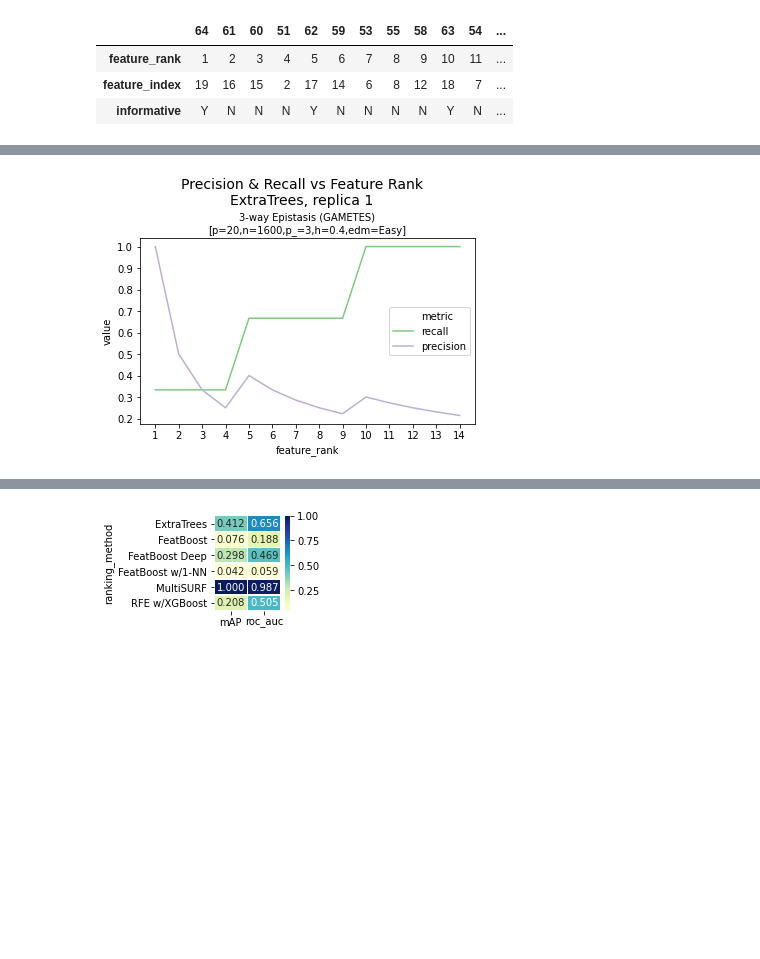
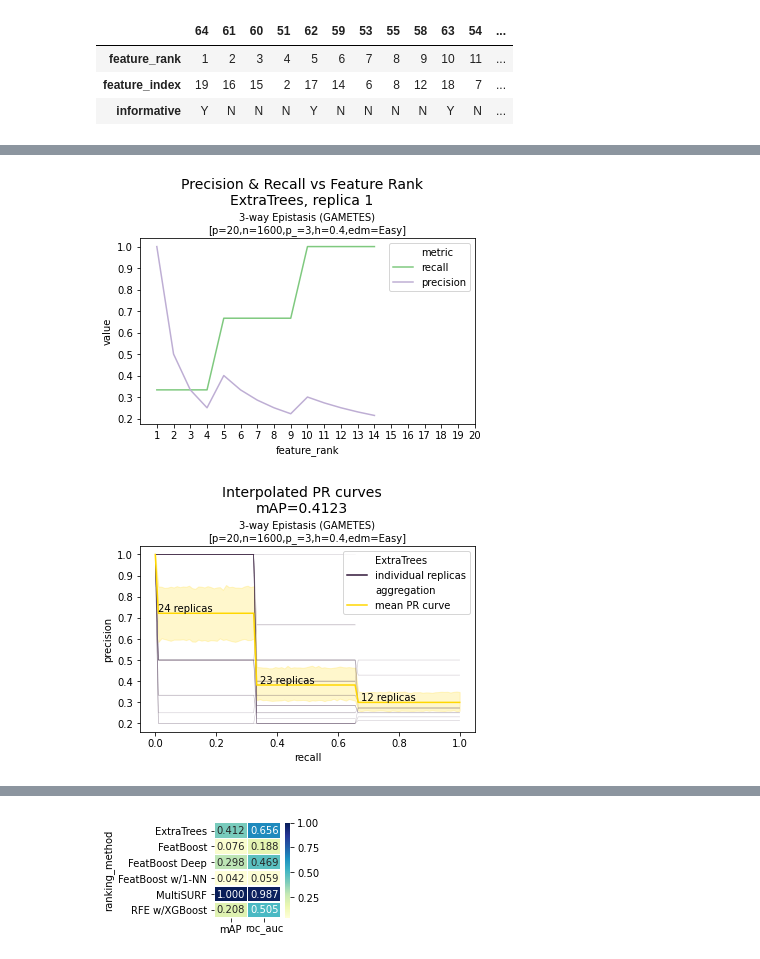
Before and after one commit to dunnkers/feature-selection, a Jupyter notebook: analysis/benchmark-20200524/stat-analysis.ipynb, the cells around one changed output, grey strips where cells are left out. Saved outputs shown, nothing was run; the diff lists cells and outputs as text; code cells hidden in the pictures; blank space fills up the shorter version.

```diff
--- a/analysis/benchmark-20200524/stat-analysis.ipynb
+++ b/analysis/benchmark-20200524/stat-analysis.ipynb
@@ -11,9 +11,9 @@ result_dirs = ['../../results/11714894_subsets', '../../results/11824789']
 chunks = []
 for _, dataset in tqdm(datacol.iterrows(), total=len(datacol)):
     for result_dir in result_dirs:
-        statpath = os.path.join(result_dir, 'stats', dataset.path + '.csv')
-        if os.path.exists(statpath):
-            chunks.append(pd.read_csv(statpath))
+        respath = os.path.join(result_dir, 'stats', dataset.path + '.csv')
+        if os.path.exists(respath):
+            chunks.append(pd.read_csv(respath))
 statdata = pd.concat(chunks)
 del chunks
 # statdata.to_csv('./data/statdata.csv', index=False)
@@ -190,20 +268,37 @@ exdata_replica1_t # can be copied into https://www.tablesgenerator.com/latex_tab
 # %%
-et_rm = 'ExtraTrees'
-et = statdata[(statdata['name'] == exname) &\
-              (statdata['ranking_method'] == et_rm)]
-et = et.sort_values('feature_rank')
+##### Uninterpolated PR curve replica 1
 repl1 = et[et['replica_no'] == 1]
-repl1_ = repl.melt(id_vars=['feature_rank'], value_vars=['recall', 'precision'],\
+repl1_ = repl1.melt(id_vars=['feature_rank'], value_vars=['recall', 'precision'],\
                    var_name='metric')
-plt.xticks(np.arange(1, 14+1, 1.0))
+plt.xticks(np.arange(1, 20+1, 1.0))
+plt.xlim(right=20)
 sns.lineplot(data=repl1_,
              x='feature_rank',
              y='value',
              hue='metric',
              palette="Accent")
 plt.suptitle('Precision & Recall vs Feature Rank\nExtraTrees, replica 1', size=14)
 plt.subplots_adjust(top=.77)
 plt.title("3-way Epistasis (GAMETES)\n[p=20,n=1600,p_=3,h=0.4,edm=Easy]", size=10)
+plt.savefig('/Users/dunnkers/git/research-internship-report/img/3way_repl1pr.svg')
 plt.show()
+
+##### Interpolated PR curves (mAP)
+data1 = data.copy()
+data1['ExtraTrees'] = 'individual replicas'
+sns.lineplot(data=data1, x='recall', y='precision', estimator=None, units='replica',
+    lw=0.5, alpha=0.25, hue='ExtraTrees', palette='twilight')
+data2 = data.copy()
+data2['aggregation'] = 'mean PR curve'
+sns.lineplot(data=data2, x='recall', y='precision', hue='aggregation', palette='prism')
+for point in zip(labels_recall, labels_count, labels_y):
+    recall, count, y = point
+    plt.text(recall + 0.01, y + 0.01, '{} replicas'.format(count))
+plt.suptitle('Interpolated PR curves\nmAP={:.4f}'.format(m_AP), size=14)
+plt.subplots_adjust(top=.77)
+plt.title("3-way Epistasis (GAMETES)\n[p=20,n=1600,p_=3,h=0.4,edm=Easy]", size=10)
+plt.savefig('/Users/dunnkers/git/research-internship-report/img/3way_etpr.svg')
+plt.show()
 # %% [output]
-[figure, old version]
+[figure, new version]
+[figure, added]
```
Also changed, not shown: parts of 16 cells of this notebook, 1 other file.
